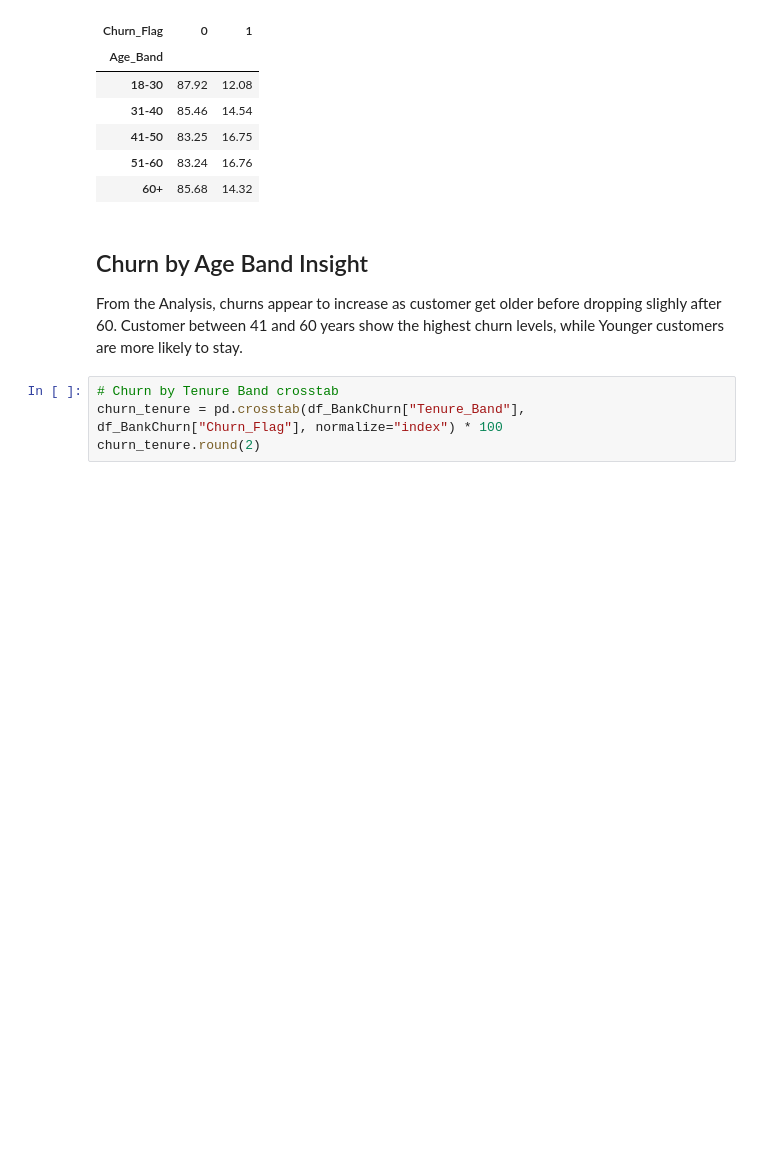
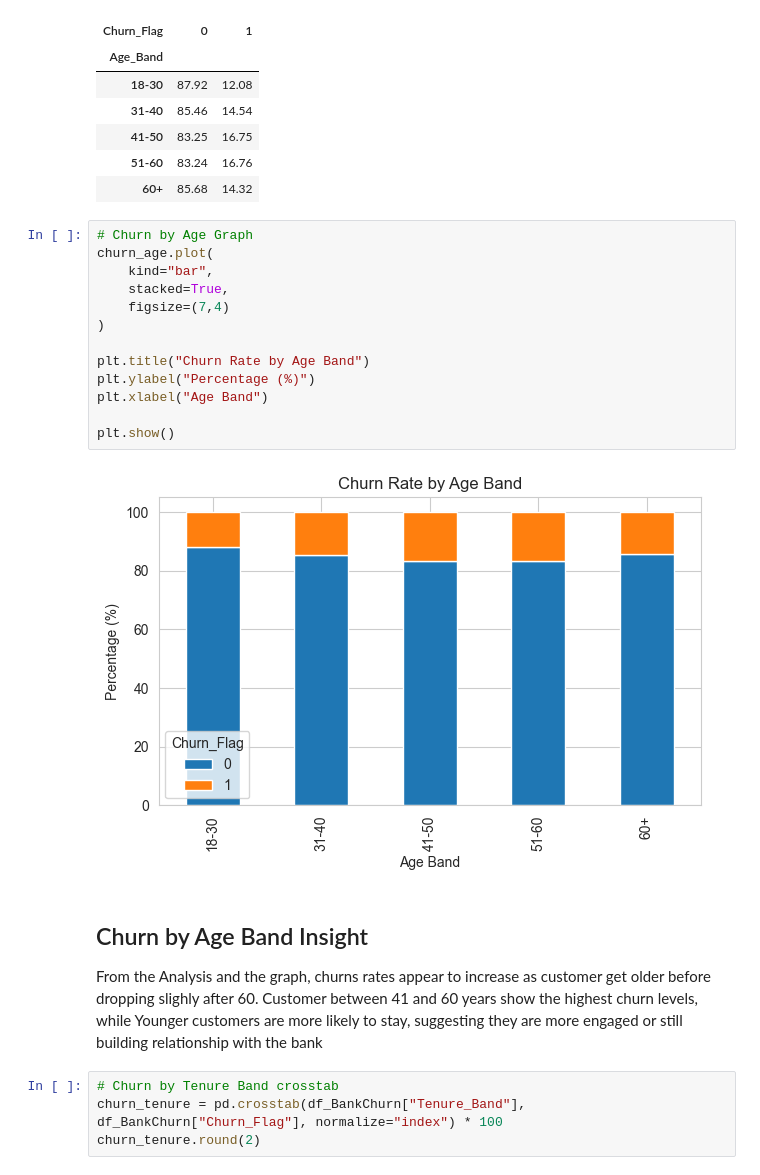
Before and after one commit to funmiafola/Credit_Card_Customer_Churn_Project, a Jupyter notebook: jupyter_notebooks/EDA_Churn_Analysis.ipynb, the cells around one changed output. Cells and saved outputs as stored; diff of their text form; blank space fills up the shorter version.

```diff
--- a/jupyter_notebooks/EDA_Churn_Analysis.ipynb
+++ b/jupyter_notebooks/EDA_Churn_Analysis.ipynb
@@ -59,10 +111,25 @@ churn_age.round(2)
 | 41-50 | 83.25 | 16.75 |
 | 51-60 | 83.24 | 16.76 |
 | 60+ | 85.68 | 14.32 |
+# %%
+# Churn by Age Graph
+churn_age.plot(
+    kind="bar",
+    stacked=True,
+    figsize=(7,4)
+)
+
+plt.title("Churn Rate by Age Band")
+plt.ylabel("Percentage (%)")
+plt.xlabel("Age Band")
+
+plt.show()
+# %% [output]
+[figure, added]
 # %% [markdown]
 ## Churn by Age Band Insight
-From the Analysis, churns appear to increase as customer get older before dropping slighly after 60.
-Customer between 41 and 60 years show the highest churn levels, while Younger customers are more likely to stay.
+From the Analysis and the graph, churns rates appear to increase as customer get older before dropping slighly after 60.
+Customer between 41 and 60 years show the highest churn levels, while Younger customers are more likely to stay, suggesting they are more engaged or still building relationship with the bank
 # %%
 # Churn by Tenure Band crosstab
 churn_tenure = pd.crosstab(df_BankChurn["Tenure_Band"], df_BankChurn["Churn_Flag"], normalize="index") * 100
```
Also changed, not shown: parts of 65 cells of this notebook, 1 other file.
